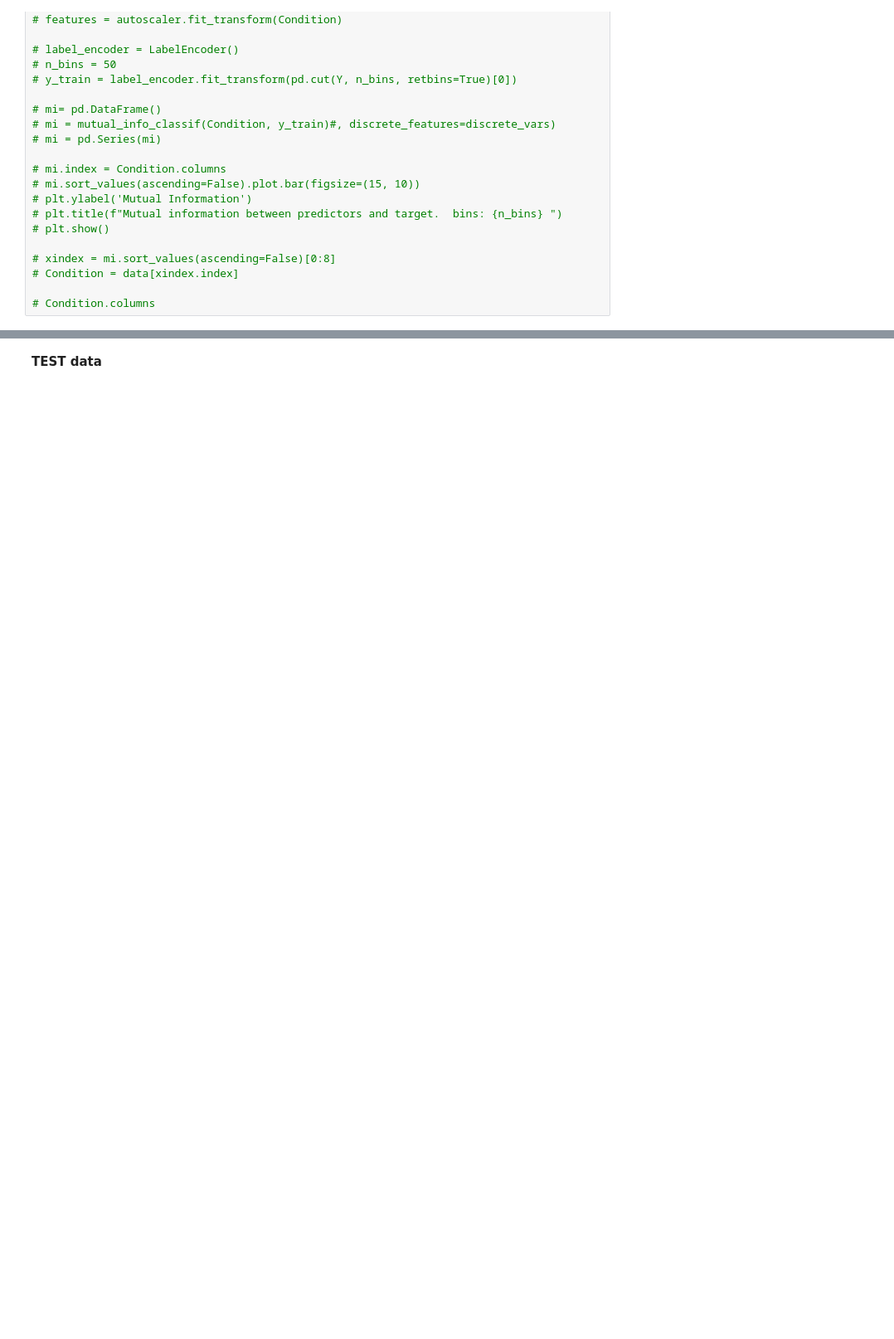
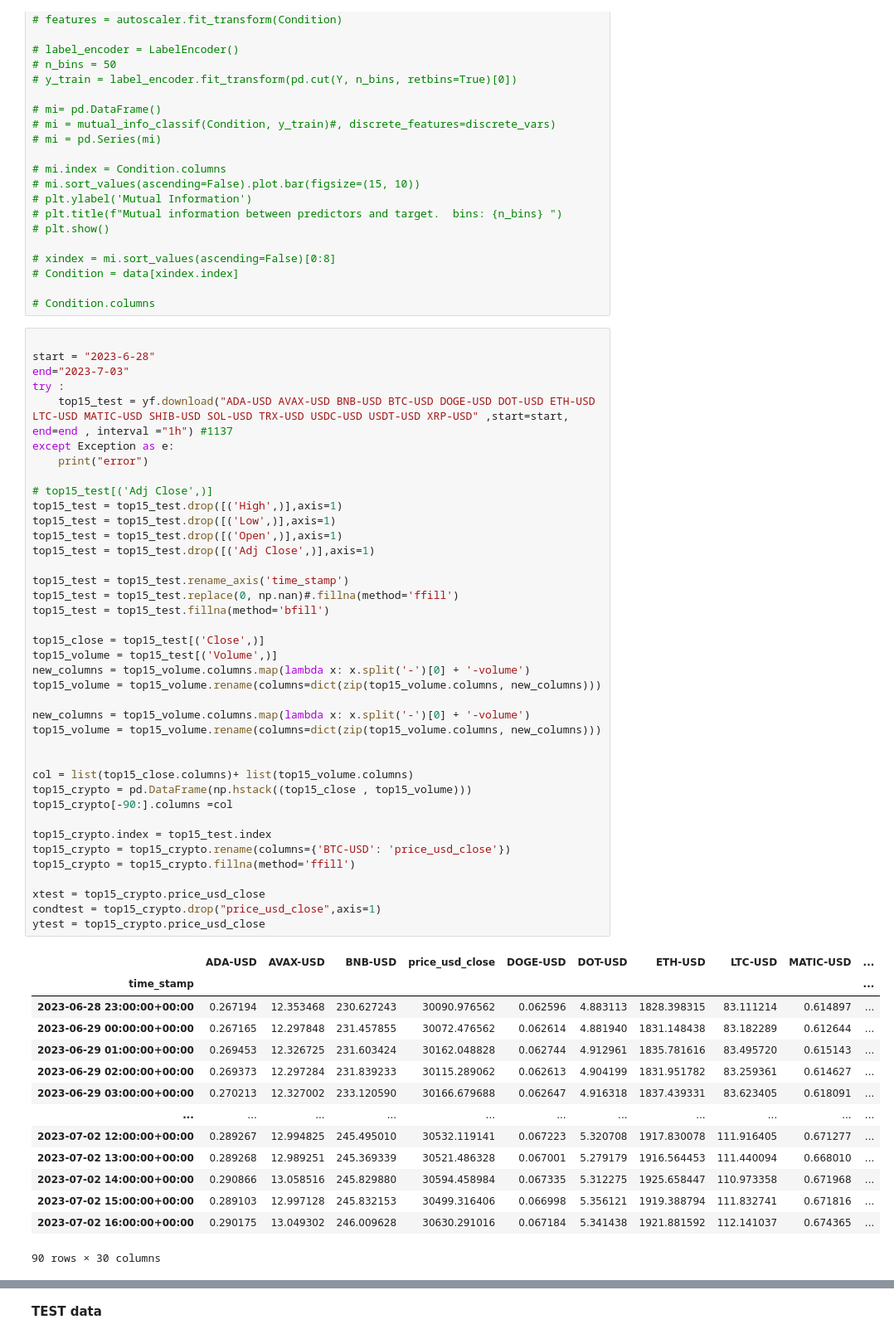
Before and after one commit to mohsenmolaei/seriesnet_based, a Jupyter notebook: seriesNet.ipynb, the cells around one changed output, grey strips where cells are left out. Shown at 83% size. Drawn from its saved outputs; the diff is of its cells as text; blank space fills up the shorter version.

```diff
--- a/seriesNet.ipynb
+++ b/seriesNet.ipynb
@@ -138,6 +122,60 @@ Condition.set_index("time_stamp",inplace=True,drop=True)
 # Condition = data[xindex.index]
 
 # Condition.columns
+# %%
+
+start = "2023-6-28"
+end="2023-7-03"
+try :
+    top15_test = yf.download("ADA-USD AVAX-USD BNB-USD BTC-USD DOGE-USD DOT-USD ETH-USD LTC-USD MATIC-USD SHIB-USD SOL-USD TRX-USD USDC-USD USDT-USD XRP-USD" ,start=start, end=end , interval ="1h") #1137
+except Exception as e:
+    print("error")
+
+# top15_test[('Adj Close',)]
+top15_test = top15_test.drop([('High',)],axis=1)
+top15_test = top15_test.drop([('Low',)],axis=1)
+top15_test = top15_test.drop([('Open',)],axis=1)
+top15_test = top15_test.drop([('Adj Close',)],axis=1)
+
+top15_test = top15_test.rename_axis('time_stamp')
+top15_test = top15_test.replace(0, np.nan)#.fillna(method='ffill')
+top15_test = top15_test.fillna(method='bfill')
+
+top15_close = top15_test[('Close',)]
+top15_volume = top15_test[('Volume',)]
+new_columns = top15_volume.columns.map(lambda x: x.split('-')[0] + '-volume')
+top15_volume = top15_volume.rename(columns=dict(zip(top15_volume.columns, new_columns)))
+
+new_columns = top15_volume.columns.map(lambda x: x.split('-')[0] + '-volume')
+top15_volume = top15_volume.rename(columns=dict(zip(top15_volume.columns, new_columns)))
+
+
+col = list(top15_close.columns)+ list(top15_volume.columns)
+top15_crypto = pd.DataFrame(np.hstack((top15_close , top15_volume)))
+top15_crypto[-90:].columns =col
+
+top15_crypto.index = top15_test.index
+top15_crypto = top15_crypto.rename(columns={'BTC-USD': 'price_usd_close'})
+top15_crypto = top15_crypto.fillna(method='ffill')
+
+xtest = top15_crypto.price_usd_close
+condtest = top15_crypto.drop("price_usd_close",axis=1)
+ytest = top15_crypto.price_usd_close
+# %% [output]
+|  | ADA-USD | AVAX-USD | BNB-USD | price_usd_close | DOGE-USD | DOT-USD | ETH-USD | LTC-USD | MATIC-USD | ... |
+| time_stamp |  |  |  |  |  |  |  |  |  | ... |
+| 2023-06-28 23:00:00+00:00 | 0.267194 | 12.353468 | 230.627243 | 30090.976562 | 0.062596 | 4.883113 | 1828.398315 | 83.111214 | 0.614897 | ... |
+| 2023-06-29 00:00:00+00:00 | 0.267165 | 12.297848 | 231.457855 | 30072.476562 | 0.062614 | 4.881940 | 1831.148438 | 83.182289 | 0.612644 | ... |
+| 2023-06-29 01:00:00+00:00 | 0.269453 | 12.326725 | 231.603424 | 30162.048828 | 0.062744 | 4.912961 | 1835.781616 | 83.495720 | 0.615143 | ... |
+| 2023-06-29 02:00:00+00:00 | 0.269373 | 12.297284 | 231.839233 | 30115.289062 | 0.062613 | 4.904199 | 1831.951782 | 83.259361 | 0.614627 | ... |
+| 2023-06-29 03:00:00+00:00 | 0.270213 | 12.327002 | 233.120590 | 30166.679688 | 0.062647 | 4.916318 | 1837.439331 | 83.623405 | 0.618091 | ... |
+| ... | ... | ... | ... | ... | ... | ... | ... | ... | ... | ... |
+| 2023-07-02 12:00:00+00:00 | 0.289267 | 12.994825 | 245.495010 | 30532.119141 | 0.067223 | 5.320708 | 1917.830078 | 111.916405 | 0.671277 | ... |
+| 2023-07-02 13:00:00+00:00 | 0.289268 | 12.989251 | 245.369339 | 30521.486328 | 0.067001 | 5.279179 | 1916.564453 | 111.440094 | 0.668010 | ... |
+| 2023-07-02 14:00:00+00:00 | 0.290866 | 13.058516 | 245.829880 | 30594.458984 | 0.067335 | 5.312275 | 1925.658447 | 110.973358 | 0.671968 | ... |
+| 2023-07-02 15:00:00+00:00 | 0.289103 | 12.997128 | 245.832153 | 30499.316406 | 0.066998 | 5.356121 | 1919.388794 | 111.832741 | 0.671816 | ... |
+| 2023-07-02 16:00:00+00:00 | 0.290175 | 13.049302 | 246.009628 | 30630.291016 | 0.067184 | 5.341438 | 1921.881592 | 112.141037 | 0.674365 | ... |
+90 rows × 30 columns
 # %%
 # col = list(data.columns)+ list(Condition.columns)+list(data_top15.columns)
 # cond = pd.DataFrame(np.hstack((data , Condition)))
```
Also changed, not shown: parts of 9 cells of this notebook.
